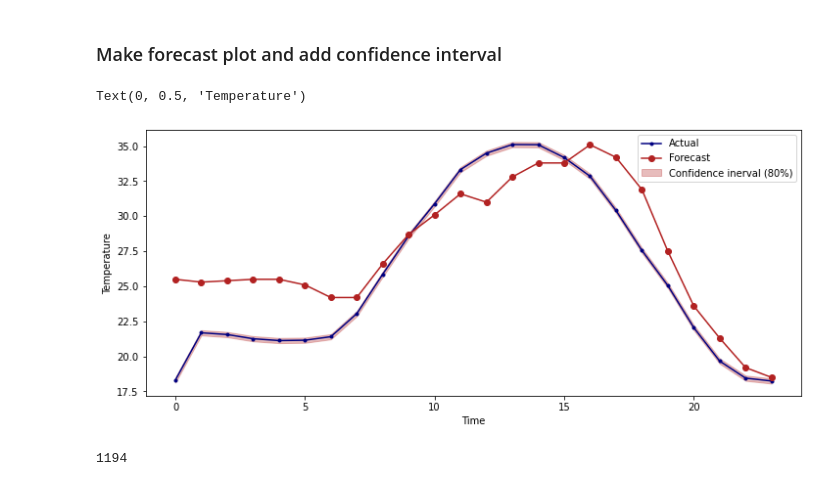
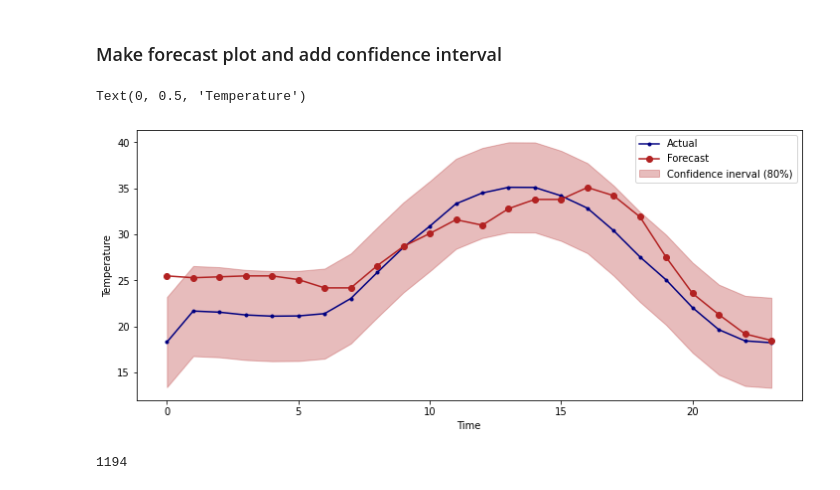
Before and after one commit to soumenganguly/greenhouse-learn, a Jupyter notebook: notebooks/experimental_notebook.ipynb, the cells around one changed output. Drawn from its saved outputs; the diff is of its cells as text; code cells hidden in the pictures.

Commit message:
added prediction interval and added minor changes

```diff
--- a/notebooks/experimental_notebook.ipynb
+++ b/notebooks/experimental_notebook.ipynb
@@ -537,20 +537,20 @@ def TimeSeriesCV(ts_split, X_train, Y_train, model):
 ## Calculate the CI values
 # %%
 import math
+from numpy import sum as arraysum
 
-
-def confidence_interval(prediction, alpha):
+def confidence_interval(actual, prediction, alpha):
     ci_upper = []
     ci_lower = []
 
     z = st.norm.ppf(1-(1-alpha)/2)
-    st_dev = np.std(prediction) # standard deviation
-    n = len(prediction) # sample size for the next 24h
+    sum_errs = arraysum((actual-prediction)**2)
+    stdev = math.sqrt(1/(len(actual)-2) * sum_errs)
+    ci_interval = z*stdev
 
-    ci = z*(st_dev/math.sqrt(n))
     for pred in prediction:
-        ci_upper.append(pred+ci)
-        ci_lower.append(pred-ci)
+        ci_upper.append(pred+ci_interval)
+        ci_lower.append(pred-ci_interval)
     return ci_upper, ci_lower
 # %% [markdown]
 ### Inspect the stationarity of the dataset
@@ -714,18 +714,18 @@ The Linear Regression model is 88.0 % accurate in predicting the GreehHouse Air
 # %% [markdown]
 ### Make forecast plot and add confidence interval
 # %%
-ci_u, ci_l = confidence_interval(lr_pred_y, 0.8)
+ci_u, ci_l = confidence_interval(Y_test, lr_pred_y, 0.8)
 
 figure = plt.figure(figsize=(12,5))
 plt.plot(lr_pred_y[-24:], marker='.',label="Actual",color='navy')
 plt.plot(Y_test.values[-24:] ,marker='o',label="Forecast",color='firebrick')
 plt.fill_between(np.arange(0,24,1), ci_l[-24:], ci_u[-24:],alpha=0.3, label = 'Confidence inerval (80%)',color='firebrick')
 plt.legend()
 plt.xlabel('Time')
 plt.ylabel('Temperature')
 # %% [output]
 Text(0, 0.5, 'Temperature')
-[figure, old version]
+[figure, new version]
 # %%
 len(lr_pred_y)
 # %% [output]
```
Also changed, not shown: parts of 1 cell of this notebook.
